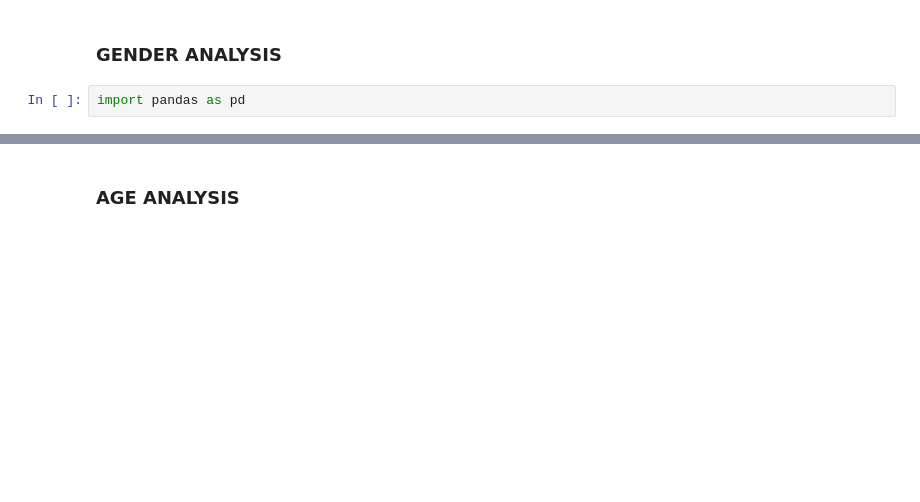
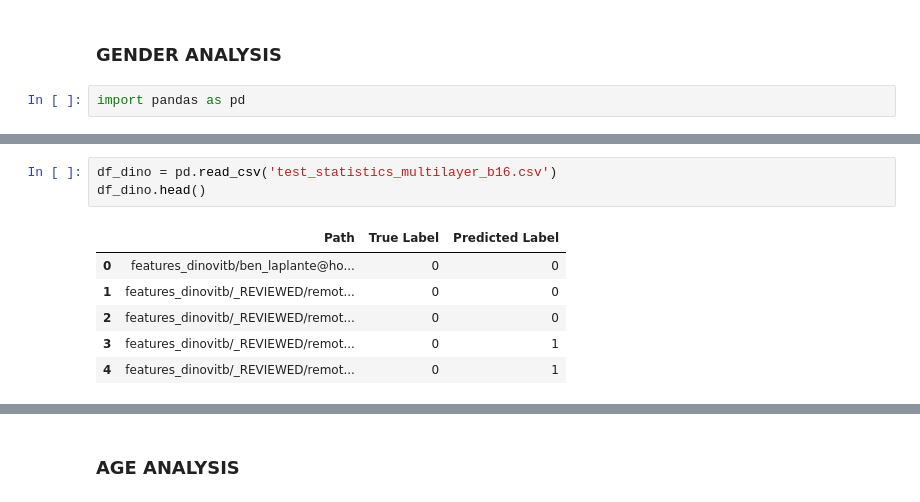
Before and after one commit to yyyyyyyyyy12138/BMI212_guesswhat, a Jupyter notebook: statistical_tests.ipynb, the cells around one changed output, grey strips where cells are left out. Saved outputs shown, nothing was run; the diff lists cells and outputs as text; blank space fills up the shorter version.

```diff
--- a/statistical_tests.ipynb
+++ b/statistical_tests.ipynb
@@ -33,0 +34,10 @@ df.head()
+# %%
+df_dino = pd.read_csv('test_statistics_multilayer_b16.csv')
+df_dino.head()
+# %% [output]
+|  | Path | True Label | Predicted Label |
+| 0 | features_dinovitb/ben_laplante@ho... | 0 | 0 |
+| 1 | features_dinovitb/_REVIEWED/remot... | 0 | 0 |
+| 2 | features_dinovitb/_REVIEWED/remot... | 0 | 0 |
+| 3 | features_dinovitb/_REVIEWED/remot... | 0 | 1 |
+| 4 | features_dinovitb/_REVIEWED/remot... | 0 | 1 |
```
Also changed, not shown: parts of 17 cells of this notebook.
